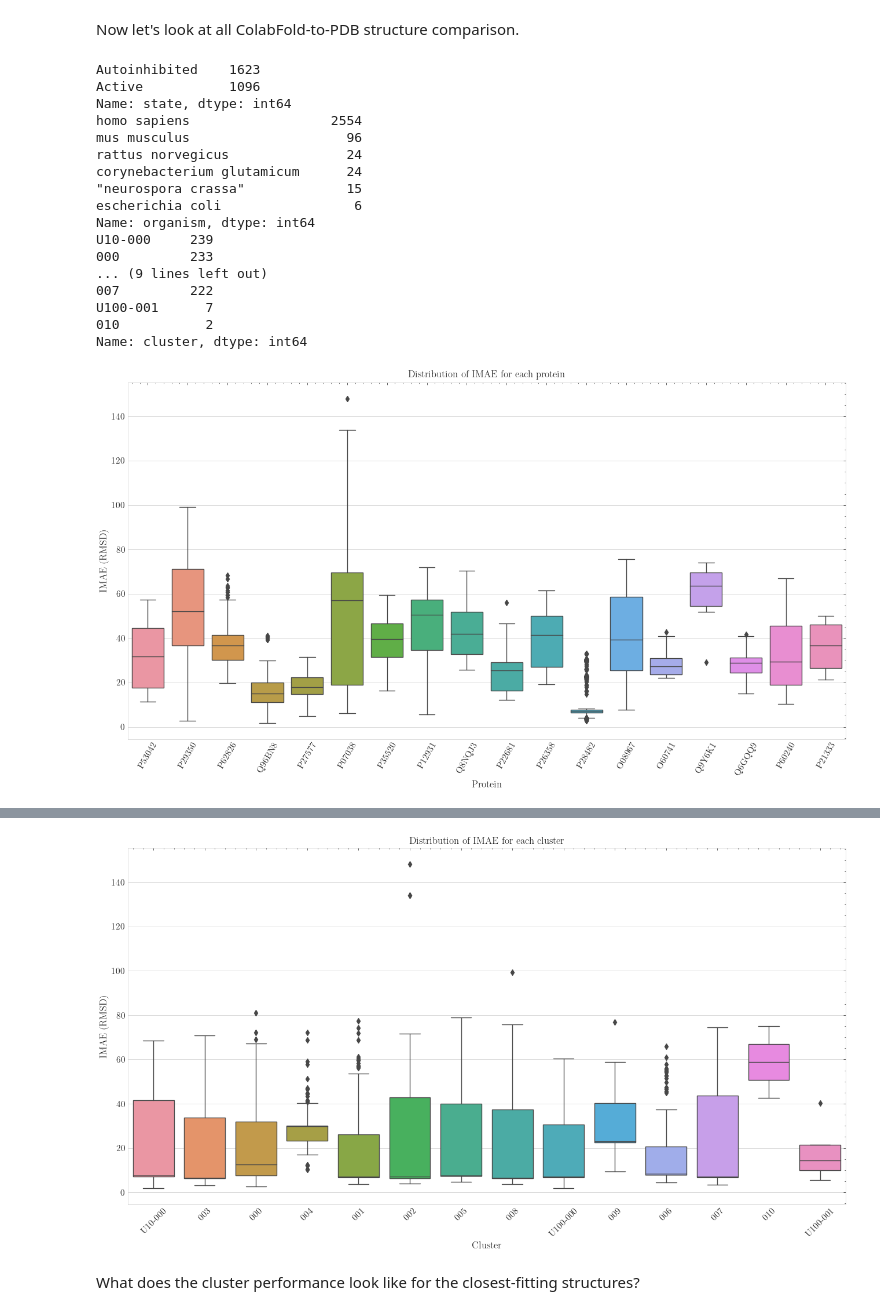
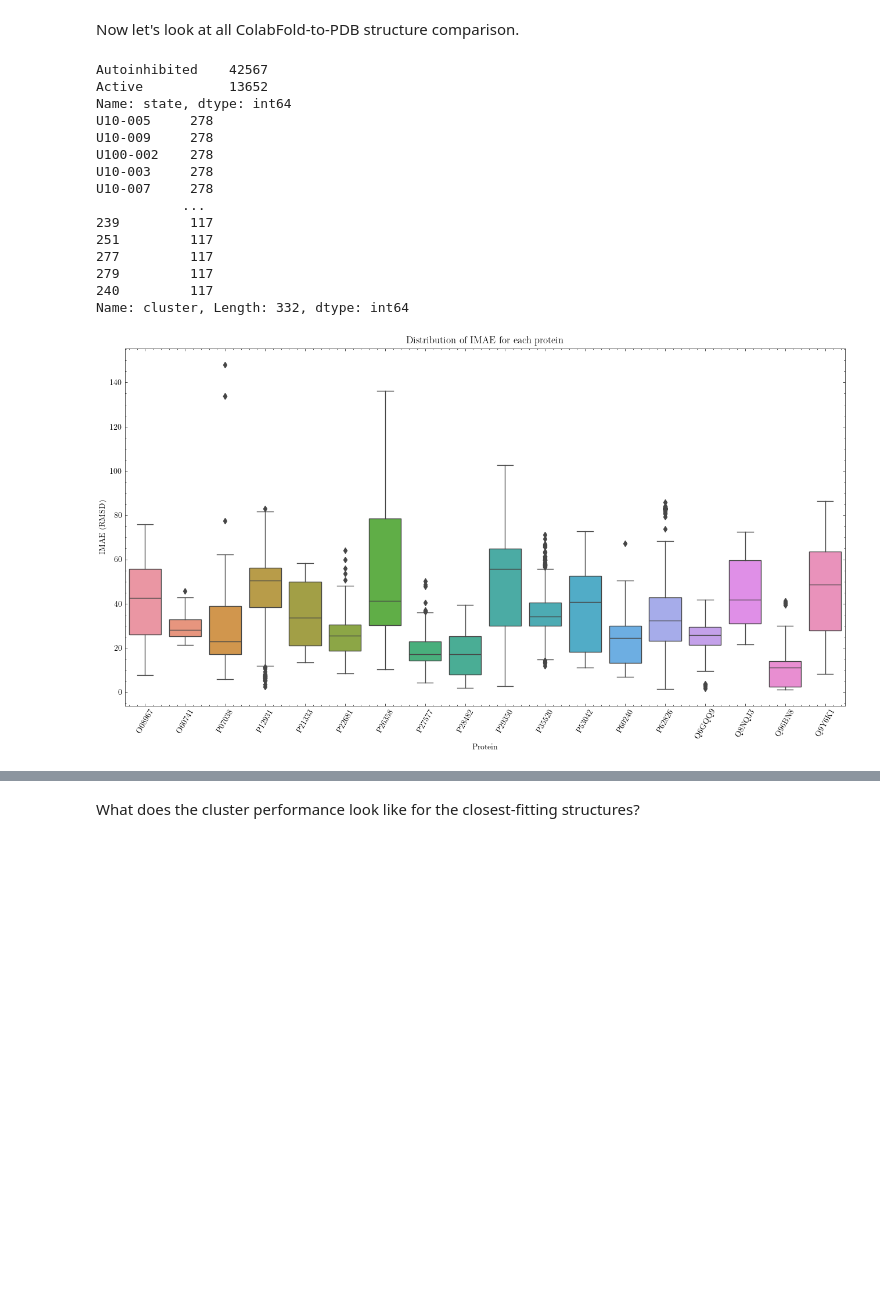
Before and after one commit to jpigles/alphafold-rmsd, a Jupyter notebook: cf_pdb_compared.ipynb, the cells around one changed output, grey strips where cells are left out. Drawn from its saved outputs; the diff is of its cells as text; code cells hidden in the pictures; blank space fills up the shorter version.

Commit message:
Updating some figures

```diff
--- a/cf_pdb_compared.ipynb
+++ b/cf_pdb_compared.ipynb
@@ -11,21 +9,18 @@ ModuleNotFoundError: No module named 'scienceplots'
 # %% [markdown]
 We want to find the ColabFold and experimental structures that most closely match for every protein in their active and autoinhibited states.
 # %%
-'''
-For some reason, all of P62826's "state" data is missing, so we have to correct that here.
-'''
 
-df = pd.read_csv('./project_pipeline/data/cf_pdb_compared.tsv', sep='\t').astype('object')
-df2 = pd.read_csv('./project_pipeline/data/classified_files_3.tsv', sep='\t').astype('object')
+df = pd.read_csv('./project_pipeline/data/two-state_cf_pdb_compared.tsv', sep='\t').astype('object')
+# df2 = pd.read_csv('./project_pipeline/data/classified_files_3.tsv', sep='\t').astype('object')
 
-df = df.drop(columns=['state', 'conformation'])
+# df = df.drop(columns=['state', 'conformation'])
 
-df2 = df2[['uniprot', 'pdb', 'state', 'conformation', 'organism']]
+# df2 = df2[['uniprot', 'pdb', 'state', 'conformation', 'organism']]
 
-# Standardize the organism names
-df2['organism'] = df2['organism'].str.strip("").str.lower()
+# # Standardize the organism names
+# df2['organism'] = df2['organism'].str.strip("").str.lower()
 
-df = df.merge(df2, how='left', on=['uniprot', 'pdb'])
+# df = df.merge(df2, how='left', on=['uniprot', 'pdb'])
 
 df.head()
 # %% [output]
@@ -132,72 +114,45 @@ for tick in ax.get_xticklabels():
 plt.savefig('./project_pipeline/data/figures/cf_pdb_distribution_protein_all.png', format='png')
 
 # Now plot the distribution of minimum IMAE for each state
 fig, ax1 = plt.subplots(figsize=(12, 8))
 sns.boxplot(x='state', y='2_comp', data=df, ax=ax1)
 ax1.set_title('Distribution of IMAE for each state')
 ax1.set_xlabel('State')
 ax1.set_ylabel('IMAE (RMSD)')
 
 # dfg = df.groupby('state')
 
 # counts = [len(v) for k, v in dfg]
 # total = float(sum(counts))
 # cases = len(counts)
 
 # widths = [c/total for c in counts]
 
 # ax1.set_xticklabels(['%s\n$n$=%d'%(k, len(v)) for k, v in dfg])
 
 plt.savefig('./project_pipeline/data/figures/cf_pdb_distribution_state_all.png', format='png')
 
-# Do this for species as well
-fig, ax2 = plt.subplots(figsize=(16, 8))
-sns.boxplot(x='organism', y='2_comp', data=df)
-ax2.set_title('Distribution of IMAE for each organism')
-ax2.set_xlabel('Organism')
-ax2.set_ylabel('IMAE (RMSD)')
-for tick in ax2.get_xticklabels():
-    tick.set_rotation(45)
-
-plt.savefig('./project_pipeline/data/figures/cf_pdb_distribution_organism_all.png', format='png')
-
-
-# And clusters
-fig, ax3 = plt.subplots(figsize=(16, 8))
-sns.boxplot(x='cluster', y='2_comp', data=df)
-ax3.set_title('Distribution of IMAE for each cluster')
-ax3.set_xlabel('Cluster')
-ax3.set_ylabel('IMAE (RMSD)')
-for tick in ax3.get_xticklabels():
-    tick.set_rotation(45)
-
-plt.savefig('./project_pipeline/data/figures/cf_pdb_distribution_cluster_all.png', format='png')
-
 
 # What are the counts of each?
 up_count = df['uniprot'].value_counts()
 state_count = df['state'].value_counts()
-org_count = df['organism'].value_counts()
 cluster_count = df['cluster'].value_counts()
 print(state_count)
-print(org_count)
 print(cluster_count)
 # %% [output]
-Autoinhibited    1623
-Active           1096
+Autoinhibited    42567
+Active           13652
 Name: state, dtype: int64
-homo sapiens                  2554
-mus musculus                    96
-rattus norvegicus               24
-corynebacterium glutamicum      24
-"neurospora crassa"             15
-escherichia coli                 6
-Name: organism, dtype: int64
-U10-000     239
-000         233
-... (9 lines left out)
-007         222
-U100-001      7
-010           2
-Name: cluster, dtype: int64
+U10-005     278
+U10-009     278
+U100-002    278
+U10-003     278
+U10-007     278
+           ...
+239         117
+251         117
+277         117
+279         117
+240         117
+Name: cluster, Length: 332, dtype: int64
-[figure, old version]
+[figure, new version]
@@ -206,4 +160,3 @@ Name: cluster, dtype: int64
-[figure, removed]
 # %% [markdown]
 What does the cluster performance look like for the closest-fitting structures?
 # %%
```
Also changed, not shown: parts of 5 cells of this notebook, 6 other files.
